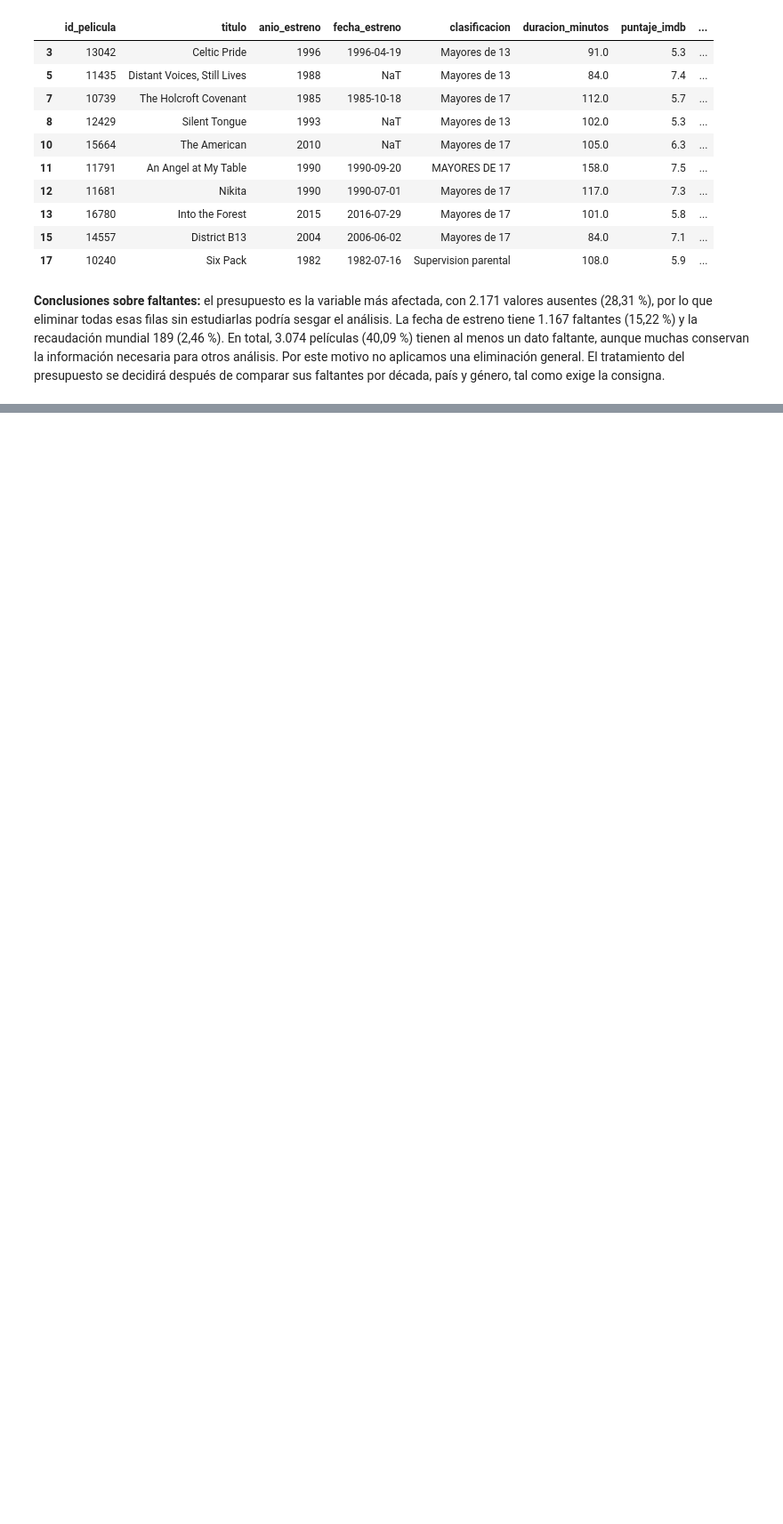
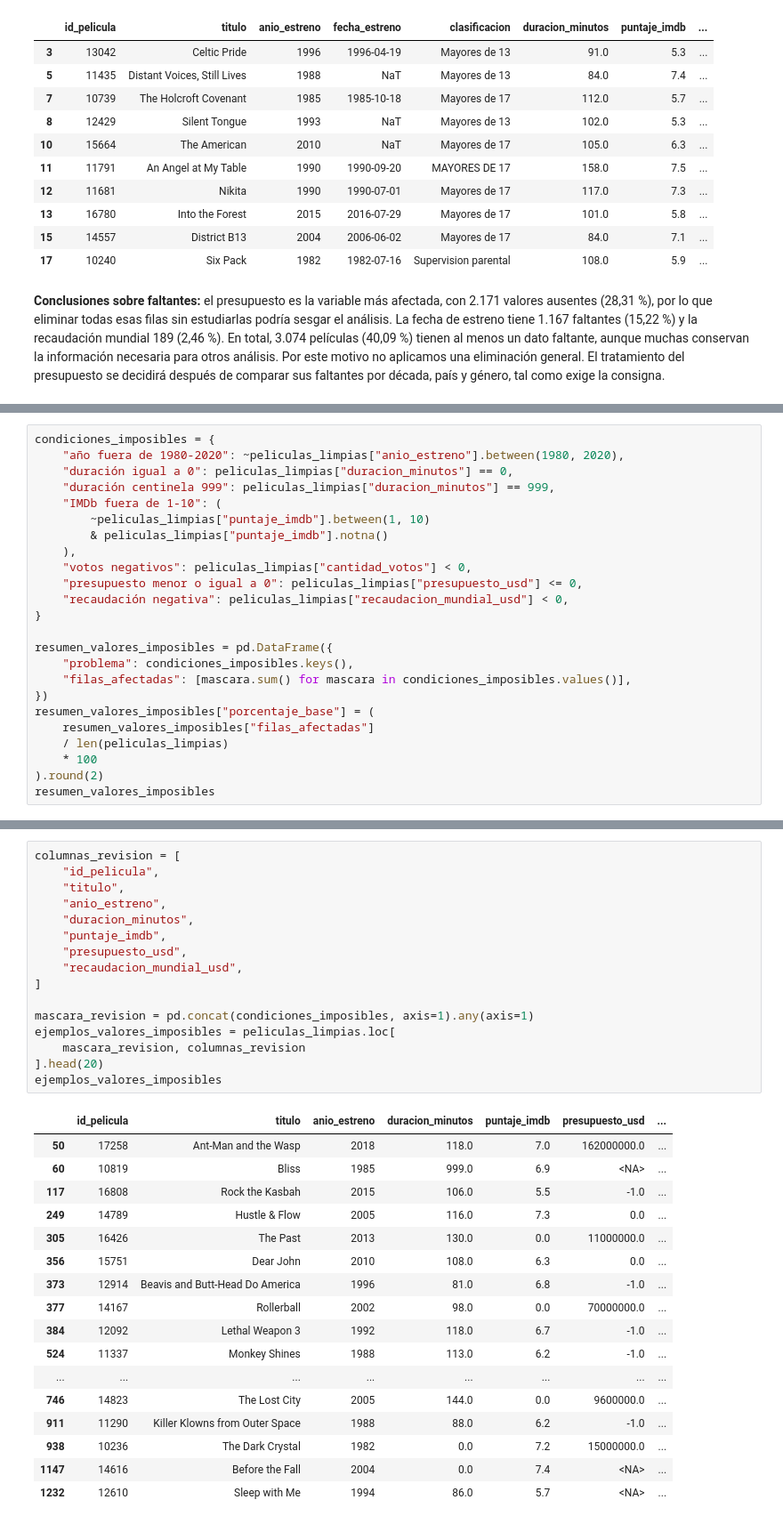
Before and after one commit to alvareezvicente-code/Vicente-Alvarez-programacion-analitica-2, a Jupyter notebook: notebooks/analisis.ipynb, the cells around one changed output, grey strips where cells are left out. Shown at 89% size. Saved outputs shown, nothing was run; the diff lists cells and outputs as text; blank space fills up the shorter version.

Commit message:
Detectar valores imposibles y centinelas

```diff
--- a/notebooks/analisis.ipynb
+++ b/notebooks/analisis.ipynb
@@ -422,0 +427,24 @@ ejemplos_filas_con_faltantes
+# %%
+condiciones_imposibles = {
+    "año fuera de 1980-2020": ~peliculas_limpias["anio_estreno"].between(1980, 2020),
+    "duración igual a 0": peliculas_limpias["duracion_minutos"] == 0,
+    "duración centinela 999": peliculas_limpias["duracion_minutos"] == 999,
+    "IMDb fuera de 1-10": (
+        ~peliculas_limpias["puntaje_imdb"].between(1, 10)
+        & peliculas_limpias["puntaje_imdb"].notna()
+    ),
+    "votos negativos": peliculas_limpias["cantidad_votos"] < 0,
+    "presupuesto menor o igual a 0": peliculas_limpias["presupuesto_usd"] <= 0,
+    "recaudación negativa": peliculas_limpias["recaudacion_mundial_usd"] < 0,
+}
+
+resumen_valores_imposibles = pd.DataFrame({
+    "problema": condiciones_imposibles.keys(),
+    "filas_afectadas": [mascara.sum() for mascara in condiciones_imposibles.values()],
+})
+resumen_valores_imposibles["porcentaje_base"] = (
+    resumen_valores_imposibles["filas_afectadas"]
+    / len(peliculas_limpias)
+    * 100
+).round(2)
+resumen_valores_imposibles
@@ -422,0 +460,34 @@ ejemplos_filas_con_faltantes
+# %%
+columnas_revision = [
+    "id_pelicula",
+    "titulo",
+    "anio_estreno",
+    "duracion_minutos",
+    "puntaje_imdb",
+    "presupuesto_usd",
+    "recaudacion_mundial_usd",
+]
+
+mascara_revision = pd.concat(condiciones_imposibles, axis=1).any(axis=1)
+ejemplos_valores_imposibles = peliculas_limpias.loc[
+    mascara_revision, columnas_revision
+].head(20)
+ejemplos_valores_imposibles
+# %% [output]
+|  | id_pelicula | titulo | anio_estreno | duracion_minutos | puntaje_imdb | presupuesto_usd | ... |
+| 50 | 17258 | Ant-Man and the Wasp | 2018 | 118.0 | 7.0 | 162000000.0 | ... |
+| 60 | 10819 | Bliss | 1985 | 999.0 | 6.9 | <NA> | ... |
+| 117 | 16808 | Rock the Kasbah | 2015 | 106.0 | 5.5 | -1.0 | ... |
+| 249 | 14789 | Hustle & Flow | 2005 | 116.0 | 7.3 | 0.0 | ... |
+| 305 | 16426 | The Past | 2013 | 130.0 | 0.0 | 11000000.0 | ... |
+| 356 | 15751 | Dear John | 2010 | 108.0 | 6.3 | 0.0 | ... |
+| 373 | 12914 | Beavis and Butt-Head Do America | 1996 | 81.0 | 6.8 | -1.0 | ... |
+| 377 | 14167 | Rollerball | 2002 | 98.0 | 0.0 | 70000000.0 | ... |
+| 384 | 12092 | Lethal Weapon 3 | 1992 | 118.0 | 6.7 | -1.0 | ... |
+| 524 | 11337 | Monkey Shines | 1988 | 113.0 | 6.2 | -1.0 | ... |
+| ... | ... | ... | ... | ... | ... | ... | ... |
+| 746 | 14823 | The Lost City | 2005 | 144.0 | 0.0 | 9600000.0 | ... |
+| 911 | 11290 | Killer Klowns from Outer Space | 1988 | 88.0 | 6.2 | -1.0 | ... |
+| 938 | 10236 | The Dark Crystal | 1982 | 0.0 | 7.2 | 15000000.0 | ... |
+| 1147 | 14616 | Before the Fall | 2004 | 0.0 | 7.4 | <NA> | ... |
+| 1232 | 12610 | Sleep with Me | 1994 | 86.0 | 5.7 | <NA> | ... |
```
Also changed, not shown: parts of 4 cells of this notebook.
